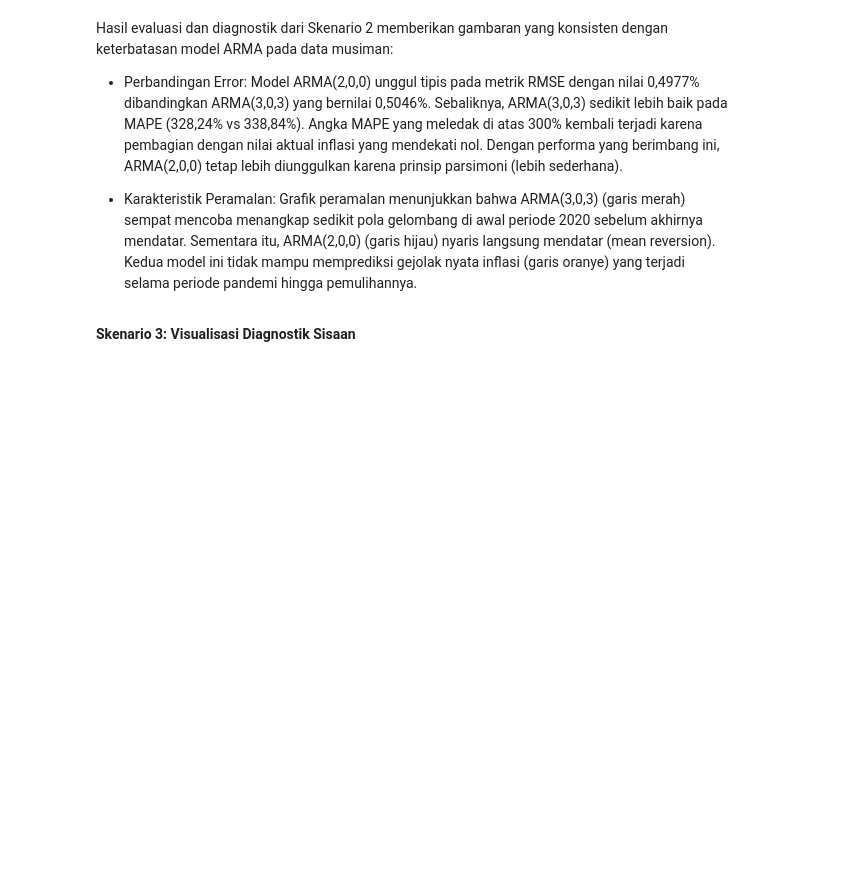
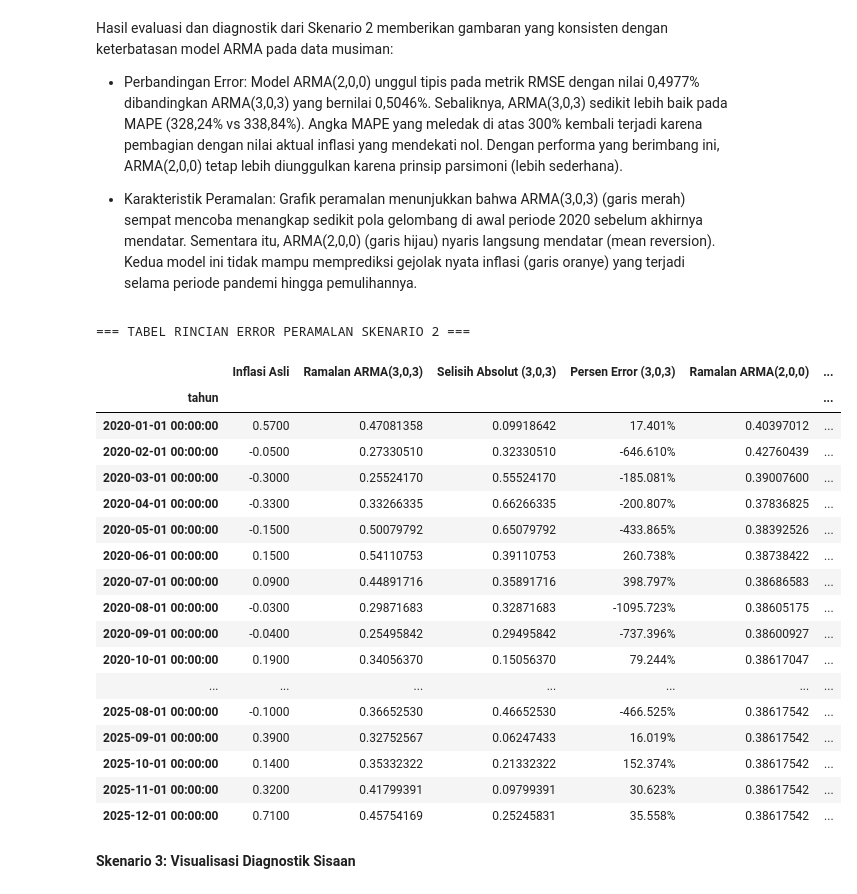
Before and after one commit to fenniyaangel/Analisis-Deret-Waktu, a Jupyter notebook: Inflasi_Mataram_baru.ipynb, the cells around one changed output. Cells and saved outputs as stored; diff of their text form; code cells hidden in the pictures; blank space fills up the shorter version.

```diff
--- a/Inflasi_Mataram_baru.ipynb
+++ b/Inflasi_Mataram_baru.ipynb
@@ -1056,6 +1123,70 @@ Hasil evaluasi dan diagnostik dari Skenario 2 memberikan gambaran yang konsisten
 - Perbandingan Error: Model ARMA(2,0,0) unggul tipis pada metrik RMSE dengan nilai 0,4977% dibandingkan ARMA(3,0,3) yang bernilai 0,5046%. Sebaliknya, ARMA(3,0,3) sedikit lebih baik pada MAPE (328,24% vs 338,84%). Angka MAPE yang meledak di atas 300% kembali terjadi karena pembagian dengan nilai aktual inflasi yang mendekati nol. Dengan performa yang berimbang ini, ARMA(2,0,0) tetap lebih diunggulkan karena prinsip parsimoni (lebih sederhana).
 
 - Karakteristik Peramalan: Grafik peramalan menunjukkan bahwa ARMA(3,0,3) (garis merah) sempat mencoba menangkap sedikit pola gelombang di awal periode 2020 sebelum akhirnya mendatar. Sementara itu, ARMA(2,0,0) (garis hijau) nyaris langsung mendatar (mean reversion). Kedua model ini tidak mampu memprediksi gejolak nyata inflasi (garis oranye) yang terjadi selama periode pandemi hingga pemulihannya.
+# %%
+import pandas as pd
+import numpy as np
+
+# 1. Membuat DataFrame dengan nilai aktual dan ramalan dari Skenario 2
+tabel_skenario_2 = pd.DataFrame({
+    'Inflasi Asli': aktual_test.values,
+    'Ramalan ARMA(3,0,3)': ramalan_dict['ARMA(3, 0, 3)'].values,
+    'Ramalan ARMA(2,0,0)': ramalan_dict['ARMA(2, 0, 0)'].values
+}, index=aktual_test.index)
+
+# 2. Menghitung Selisih Absolut
+tabel_skenario_2['Selisih Absolut (3,0,3)'] = np.abs(tabel_skenario_2['Ramalan ARMA(3,0,3)'] - tabel_skenario_2['Inflasi Asli'])
+tabel_skenario_2['Selisih Absolut (2,0,0)'] = np.abs(tabel_skenario_2['Ramalan ARMA(2,0,0)'] - tabel_skenario_2['Inflasi Asli'])
+
+# 3. Menghitung Persen Error per observasi
+# Menggunakan aktual_aman untuk menghindari pembagian dengan angka nol
+tabel_skenario_2['Persen Error (3,0,3)'] = (tabel_skenario_2['Selisih Absolut (3,0,3)'] / aktual_aman) * 100
+tabel_skenario_2['Persen Error (2,0,0)'] = (tabel_skenario_2['Selisih Absolut (2,0,0)'] / aktual_aman) * 100
+
+# 4. Merapikan urutan kolom agar mudah dibaca
+kolom_tampil = [
+    'Inflasi Asli',
+    'Ramalan ARMA(3,0,3)', 'Selisih Absolut (3,0,3)', 'Persen Error (3,0,3)',
+    'Ramalan ARMA(2,0,0)', 'Selisih Absolut (2,0,0)', 'Persen Error (2,0,0)'
+]
+tabel_skenario_2 = tabel_skenario_2[kolom_tampil]
+
+print("=== TABEL RINCIAN ERROR PERAMALAN SKENARIO 2 ===")
+
+# 5. Menampilkan tabel dengan format angka di belakang koma dan simbol persen
+format_dict = {
+    'Inflasi Asli': '{:.4f}',
+    'Ramalan ARMA(3,0,3)': '{:.8f}',
+    'Ramalan ARMA(2,0,0)': '{:.8f}',
+    'Selisih Absolut (3,0,3)': '{:.8f}',
+    'Selisih Absolut (2,0,0)': '{:.8f}',
+    'Persen Error (3,0,3)': '{:.3f}%',
+    'Persen Error (2,0,0)': '{:.3f}%'
+}
+
+display(tabel_skenario_2.style.format(format_dict))
+
+tabel_skenario_2.to_excel("Hasil_Forecast_Skenario_2.xlsx")
+# %% [output]
+=== TABEL RINCIAN ERROR PERAMALAN SKENARIO 2 ===
+|  | Inflasi Asli | Ramalan ARMA(3,0,3) | Selisih Absolut (3,0,3) | Persen Error (3,0,3) | Ramalan ARMA(2,0,0) | ... |
+| tahun |  |  |  |  |  | ... |
+| 2020-01-01 00:00:00 | 0.5700 | 0.47081358 | 0.09918642 | 17.401% | 0.40397012 | ... |
+| 2020-02-01 00:00:00 | -0.0500 | 0.27330510 | 0.32330510 | -646.610% | 0.42760439 | ... |
+| 2020-03-01 00:00:00 | -0.3000 | 0.25524170 | 0.55524170 | -185.081% | 0.39007600 | ... |
+| 2020-04-01 00:00:00 | -0.3300 | 0.33266335 | 0.66266335 | -200.807% | 0.37836825 | ... |
+| 2020-05-01 00:00:00 | -0.1500 | 0.50079792 | 0.65079792 | -433.865% | 0.38392526 | ... |
+| 2020-06-01 00:00:00 | 0.1500 | 0.54110753 | 0.39110753 | 260.738% | 0.38738422 | ... |
+| 2020-07-01 00:00:00 | 0.0900 | 0.44891716 | 0.35891716 | 398.797% | 0.38686583 | ... |
+| 2020-08-01 00:00:00 | -0.0300 | 0.29871683 | 0.32871683 | -1095.723% | 0.38605175 | ... |
+| 2020-09-01 00:00:00 | -0.0400 | 0.25495842 | 0.29495842 | -737.396% | 0.38600927 | ... |
+| 2020-10-01 00:00:00 | 0.1900 | 0.34056370 | 0.15056370 | 79.244% | 0.38617047 | ... |
+| ... | ... | ... | ... | ... | ... | ... |
+| 2025-08-01 00:00:00 | -0.1000 | 0.36652530 | 0.46652530 | -466.525% | 0.38617542 | ... |
+| 2025-09-01 00:00:00 | 0.3900 | 0.32752567 | 0.06247433 | 16.019% | 0.38617542 | ... |
+| 2025-10-01 00:00:00 | 0.1400 | 0.35332322 | 0.21332322 | 152.374% | 0.38617542 | ... |
+| 2025-11-01 00:00:00 | 0.3200 | 0.41799391 | 0.09799391 | 30.623% | 0.38617542 | ... |
+| 2025-12-01 00:00:00 | 0.7100 | 0.45754169 | 0.25245831 | 35.558% | 0.38617542 | ... |
 # %% [markdown]
 **Skenario 3: Visualisasi Diagnostik Sisaan**
 # %%
```
Also changed, not shown: parts of 3 cells of this notebook.
